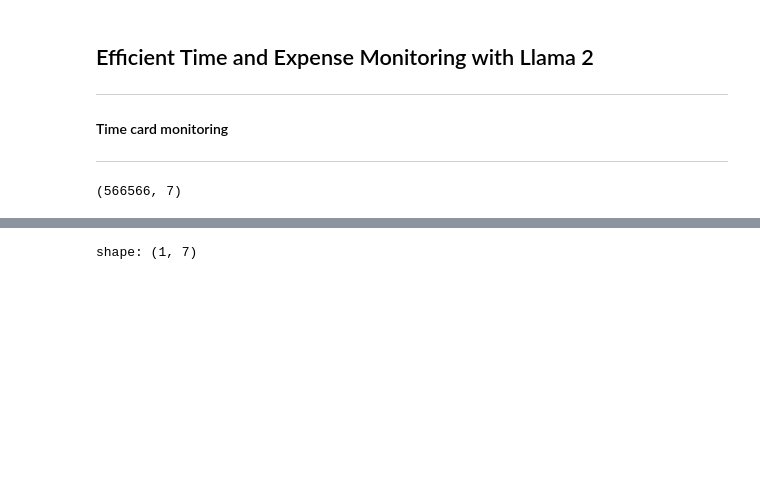
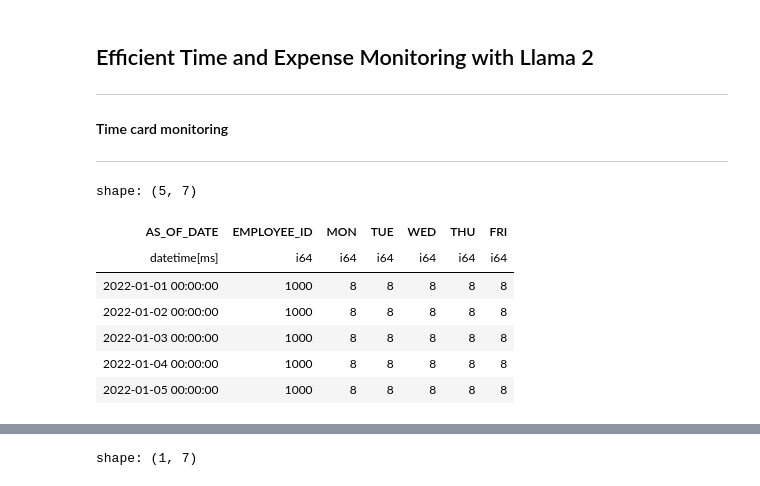
Before and after one commit to AmitXShukla/RPA, a Jupyter notebook: notebooks/llama2-UseCases.ipynb, the cells around one changed output, grey strips where cells are left out. Saved outputs shown, nothing was run; the diff lists cells and outputs as text; code cells hidden in the pictures; blank space fills up the shorter version.

```diff
--- a/notebooks/llama2-UseCases.ipynb
+++ b/notebooks/llama2-UseCases.ipynb
@@ -194,35 +211,42 @@ import polars as pl
 
 dfTimeCard = pl.DataFrame({
     'AS_OF_DATE': pl.date_range(datetime(2022, 1, 1), datetime(2023, 7, 20), timedelta(days=1), time_unit="ms", eager=True),
     "EMPLOYEE_ID": 1000,
     "MON" : 8,
     "TUE" : 8,
     "WED" : 8,
     "THU" : 8,
     "FRI" : 8
 })
 
 for i in range(1001,2001,1):
     timeCardTmp = pl.DataFrame({
     'AS_OF_DATE': pl.date_range(datetime(2022, 1, 1), datetime(2023, 7, 20), timedelta(days=1), time_unit="ms", eager=True),
     "EMPLOYEE_ID": i,
     "MON" : 8,
     "TUE" : 8,
     "WED" : 8,
     "THU" : 8,
     "FRI" : 8
     })
     dfTimeCard = pl.concat(
     [
         dfTimeCard,
         timeCardTmp,
     ],
     how="vertical",
     )
 
-dfTimeCard.shape
+dfTimeCard.head()
 # %% [output]
-(566566, 7)
+shape: (5, 7)
+| AS_OF_DATE | EMPLOYEE_ID | MON | TUE | WED | THU | FRI |
+| datetime[ms] | i64 | i64 | i64 | i64 | i64 | i64 |
+| 2022-01-01 00:00:00 | 1000 | 8 | 8 | 8 | 8 | 8 |
+| 2022-01-02 00:00:00 | 1000 | 8 | 8 | 8 | 8 | 8 |
+| 2022-01-03 00:00:00 | 1000 | 8 | 8 | 8 | 8 | 8 |
+| 2022-01-04 00:00:00 | 1000 | 8 | 8 | 8 | 8 | 8 |
+| 2022-01-05 00:00:00 | 1000 | 8 | 8 | 8 | 8 | 8 |
 # %%
 ## collect standard stats from all dataset
 
```
Also changed, not shown: parts of 15 cells of this notebook.
